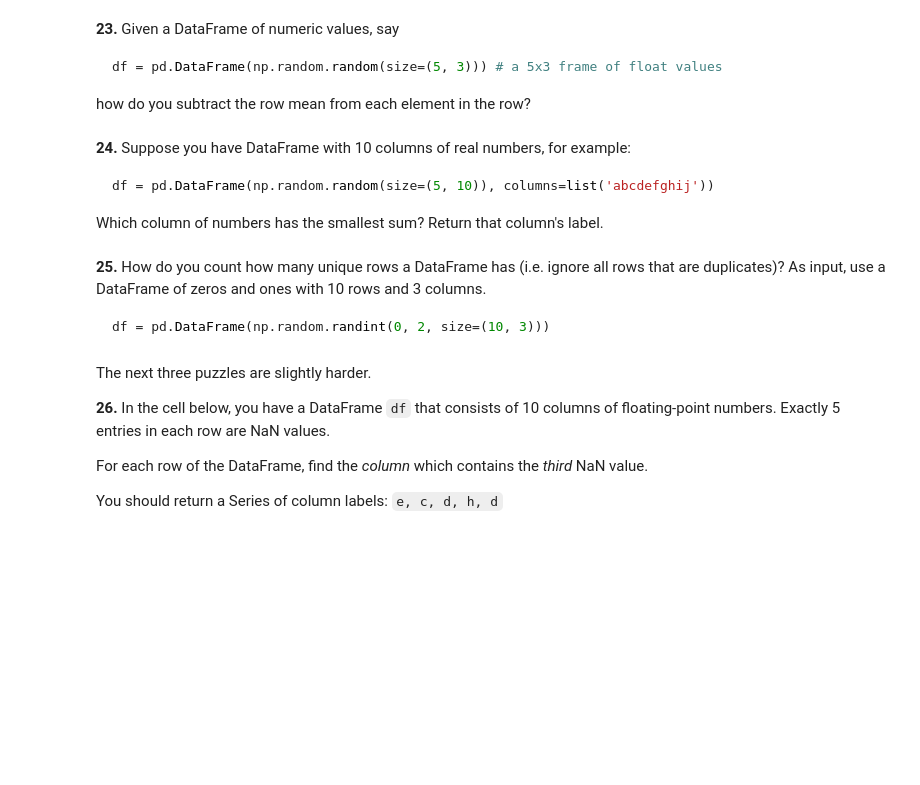
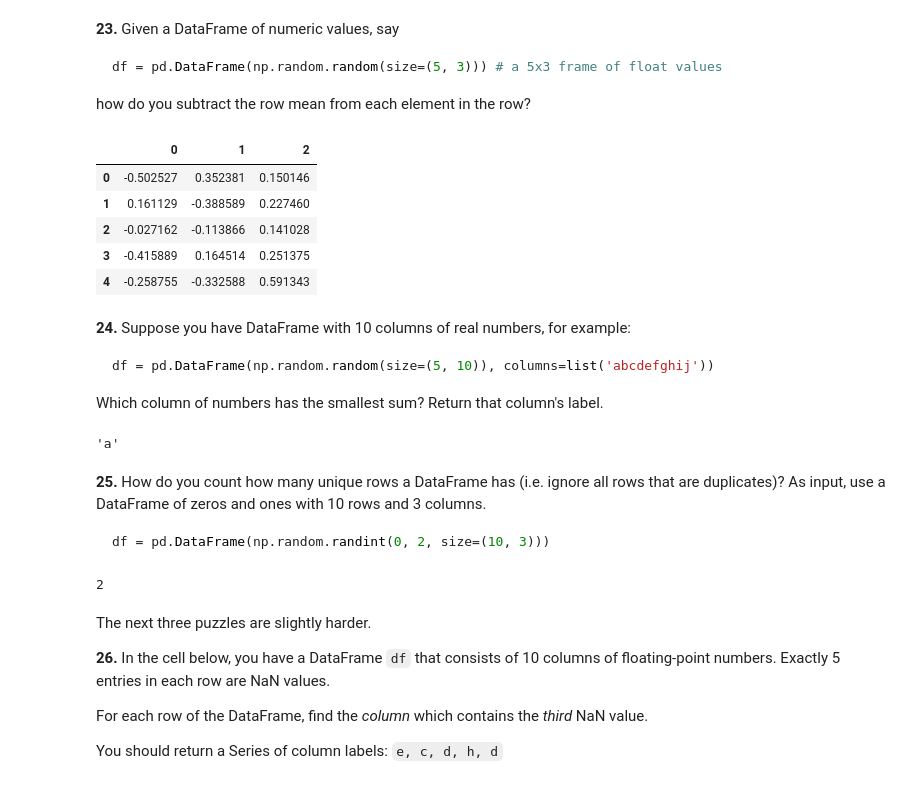
Before and after one commit to j2356681836-stack/colab-notebooks, a Jupyter notebook: 100-pandas-puzzles.ipynb, the cells around one changed output. Cells and saved outputs as stored; diff of their text form; code cells hidden in the pictures; blank space fills up the shorter version.

````diff
--- a/100-pandas-puzzles.ipynb
+++ b/100-pandas-puzzles.ipynb
@@ -328,6 +353,16 @@ df = pd.DataFrame(np.random.random(size=(5, 3))) # a 5x3 frame of float values
 ```
 
 how do you subtract the row mean from each element in the row?
+# %%
+df = pd.DataFrame(np.random.random(size=(5, 3)))
+df.sub(df.mean(axis=1), axis=0)
+# %% [output]
+|  | 0 | 1 | 2 |
+| 0 | -0.502527 | 0.352381 | 0.150146 |
+| 1 | 0.161129 | -0.388589 | 0.227460 |
+| 2 | -0.027162 | -0.113866 | 0.141028 |
+| 3 | -0.415889 | 0.164514 | 0.251375 |
+| 4 | -0.258755 | -0.332588 | 0.591343 |
 # %% [markdown]
 **24.** Suppose you have DataFrame with 10 columns of real numbers, for example:
 
@@ -335,12 +370,22 @@ how do you subtract the row mean from each element in the row?
 df = pd.DataFrame(np.random.random(size=(5, 10)), columns=list('abcdefghij'))
 ```
 Which column of numbers has the smallest sum?  Return that column's label.
+# %%
+df = pd.DataFrame(np.random.random(size=(5, 10)), columns=list('abcdefghij'))
+df.sum().idxmin()
+# %% [output]
+'a'
 # %% [markdown]
 **25.** How do you count how many unique rows a DataFrame has (i.e. ignore all rows that are duplicates)? As input, use a DataFrame of zeros and ones with 10 rows and 3 columns.
 
 ```python
 df = pd.DataFrame(np.random.randint(0, 2, size=(10, 3)))
 ```
+# %%
+df = pd.DataFrame(np.random.randint(0, 2, size=(10, 3)))
+len(df.drop_duplicates(keep=False))
+# %% [output]
+2
 # %% [markdown]
 The next three puzzles are slightly harder.
 
````
Also changed, not shown: parts of 2 cells of this notebook.
